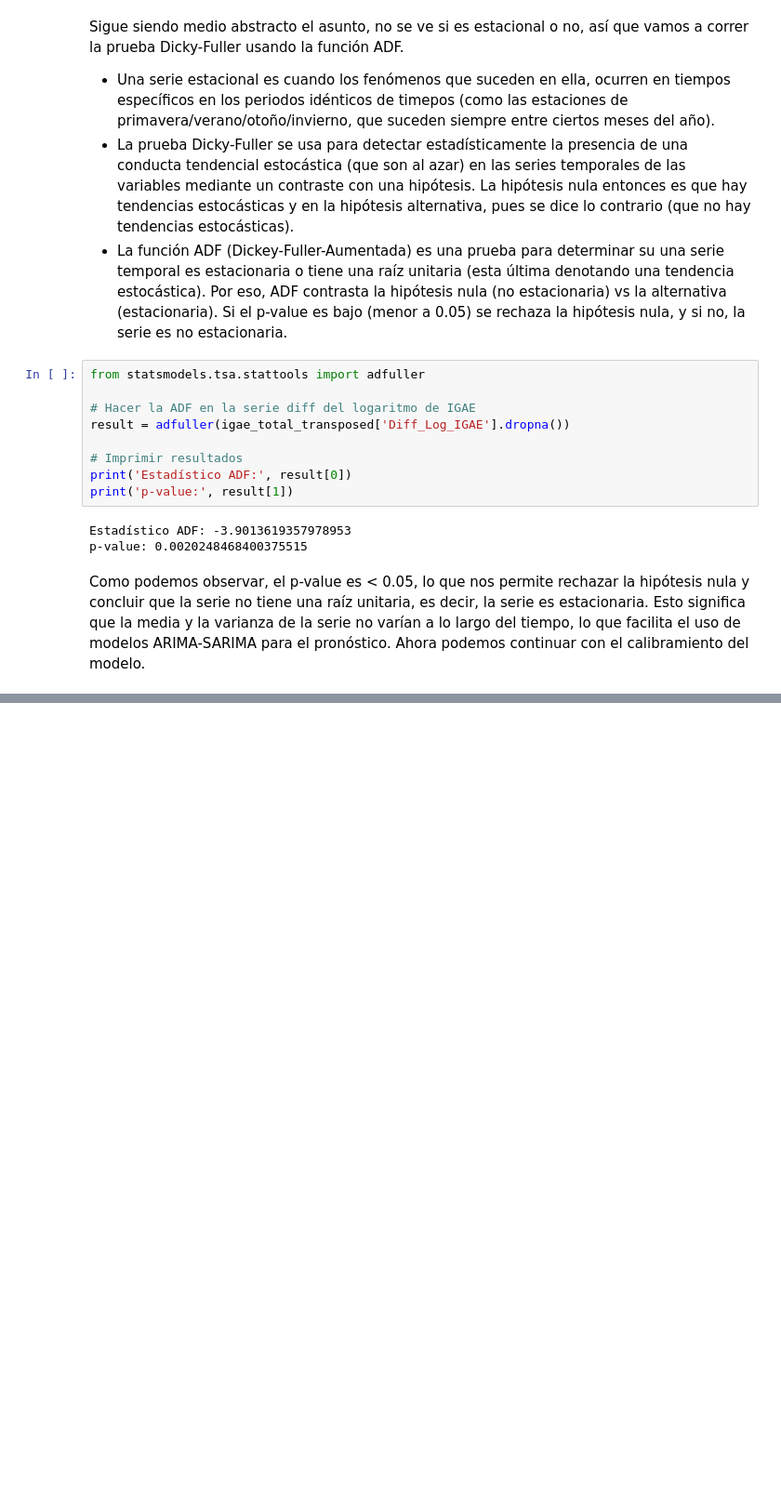
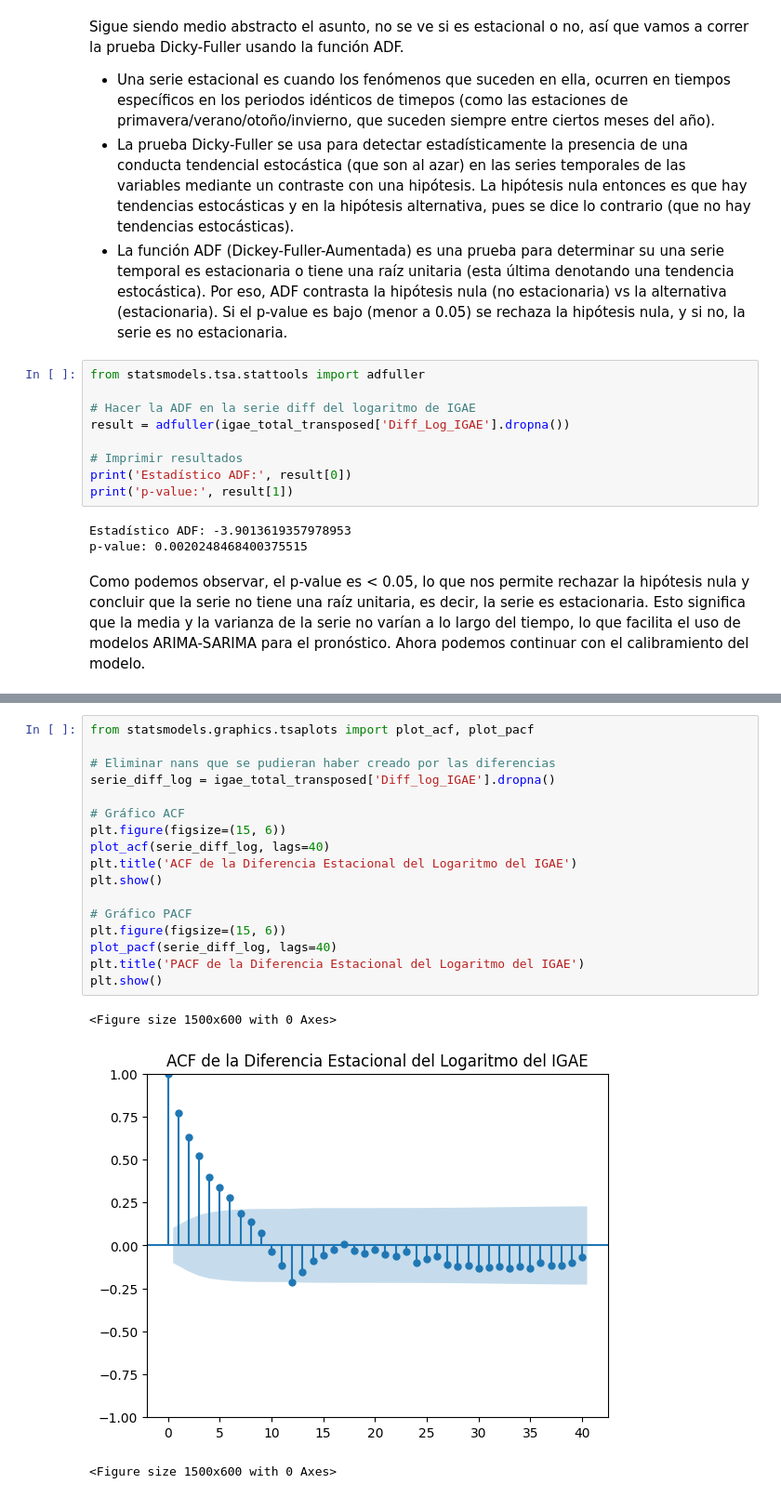
Before and after one commit to mafeermoreno/StatisticsProject, a Jupyter notebook: Proyecto_Stats_Bloque1_Maria_Moreno_v3.ipynb, the cells around one changed output, grey strips where cells are left out. Shown at 93% size. Saved outputs shown, nothing was run; the diff lists cells and outputs as text; blank space fills up the shorter version.

Commit message:
Add: ACF and PACF plots

```diff
--- a/Proyecto_Stats_Bloque1_Maria_Moreno_v3.ipynb
+++ b/Proyecto_Stats_Bloque1_Maria_Moreno_v3.ipynb
@@ -2162,0 +2178,21 @@ Como podemos observar, el p-value es < 0.05, lo que nos permite rechazar la hip
+# %%
+from statsmodels.graphics.tsaplots import plot_acf, plot_pacf
+
+# Eliminar nans que se pudieran haber creado por las diferencias
+serie_diff_log = igae_total_transposed['Diff_log_IGAE'].dropna()
+
+# Gráfico ACF
+plt.figure(figsize=(15, 6))
+plot_acf(serie_diff_log, lags=40)
+plt.title('ACF de la Diferencia Estacional del Logaritmo del IGAE')
+plt.show()
+
+# Gráfico PACF
+plt.figure(figsize=(15, 6))
+plot_pacf(serie_diff_log, lags=40)
+plt.title('PACF de la Diferencia Estacional del Logaritmo del IGAE')
+plt.show()
+# %% [output]
+<Figure size 1500x600 with 0 Axes>
+[figure, added]
+<Figure size 1500x600 with 0 Axes>
```
Also changed, not shown: parts of 2 cells of this notebook.
